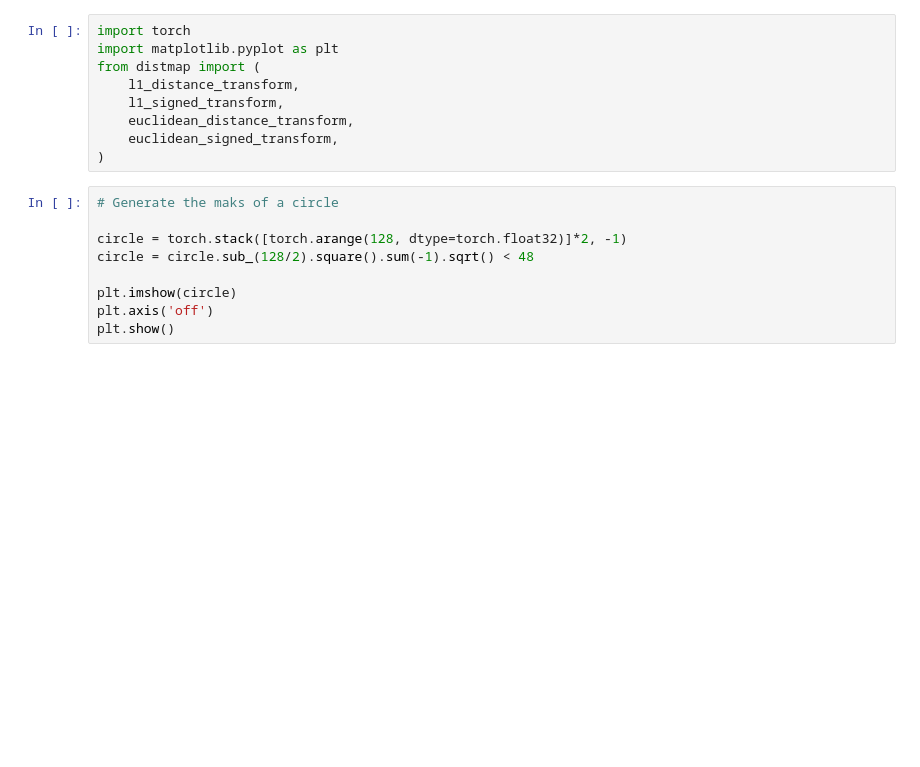
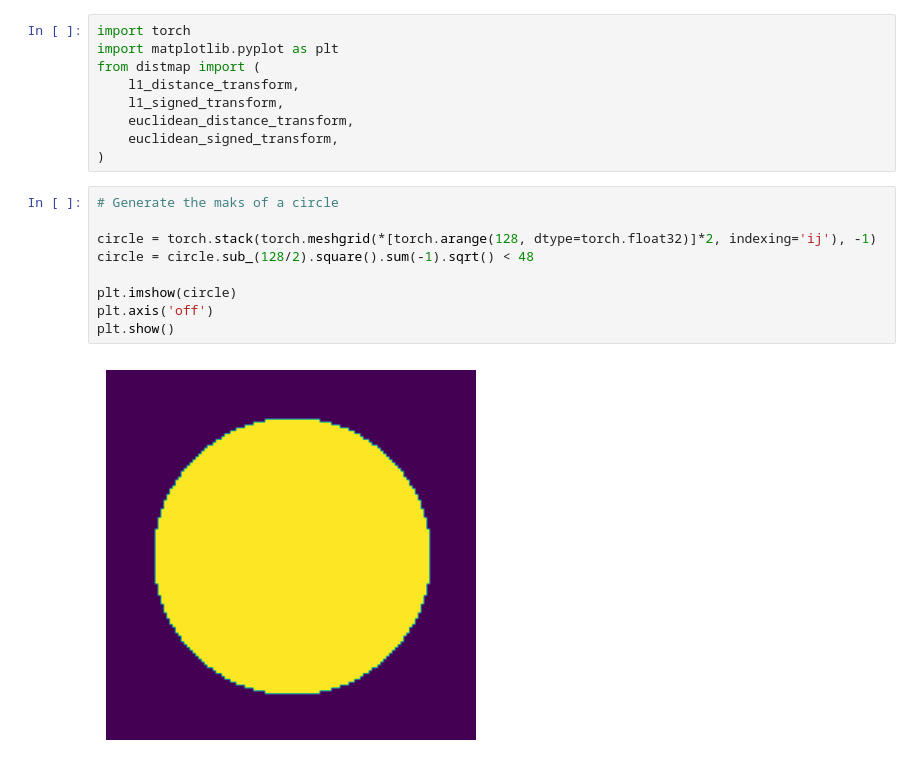
Before and after one commit to balbasty/torch-distmap, a Jupyter notebook: notebooks/example.ipynb, the cells around one changed output. Cells and saved outputs as stored; diff of their text form; blank space fills up the shorter version.

```diff
--- a/notebooks/example.ipynb
+++ b/notebooks/example.ipynb
@@ -10,11 +10,13 @@ from distmap import (
 # %%
 # Generate the maks of a circle
 
-circle = torch.stack([torch.arange(128, dtype=torch.float32)]*2, -1)
+circle = torch.stack(torch.meshgrid(*[torch.arange(128, dtype=torch.float32)]*2, indexing='ij'), -1)
 circle = circle.sub_(128/2).square().sum(-1).sqrt() < 48
 
 plt.imshow(circle)
 plt.axis('off')
 plt.show()
+# %% [output]
+[figure, added]
 # %%
 # Compute different distances
```
Also changed, not shown: parts of 1 cell of this notebook.
